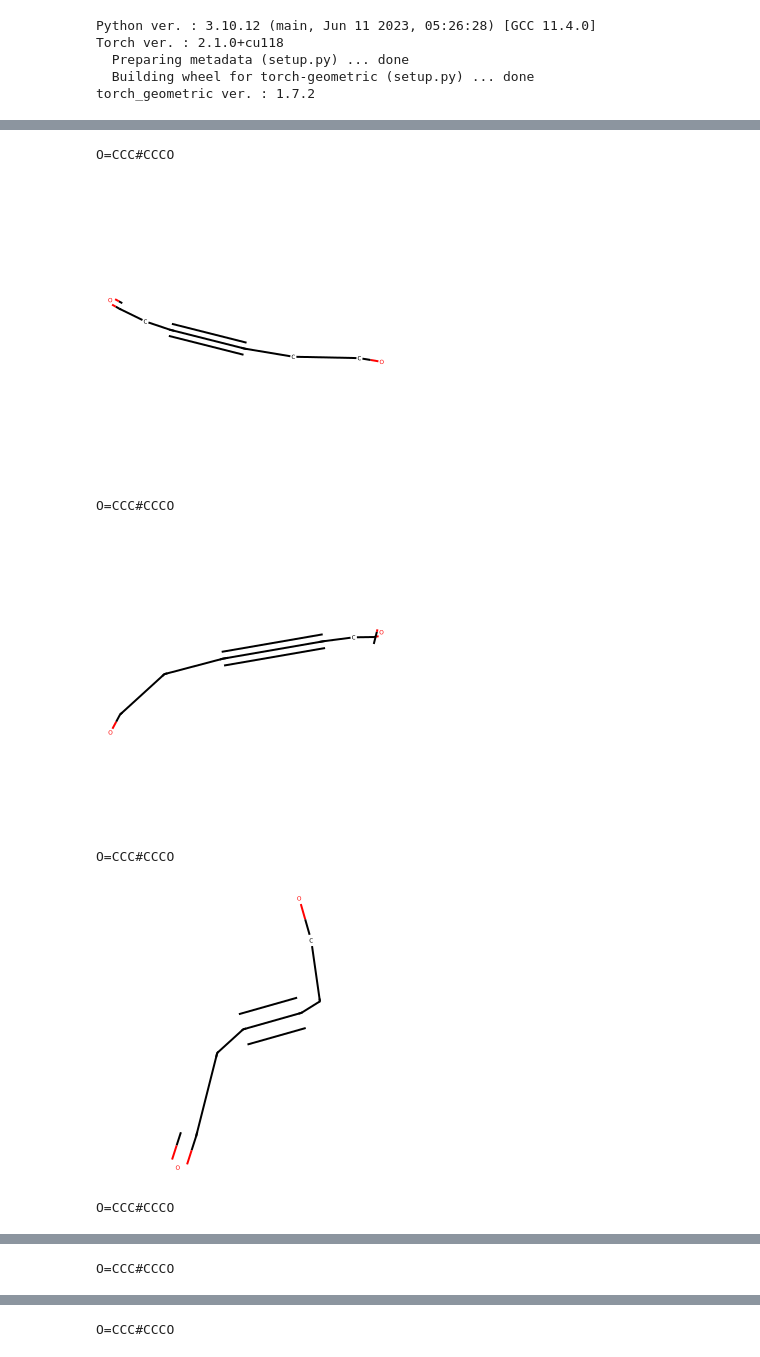
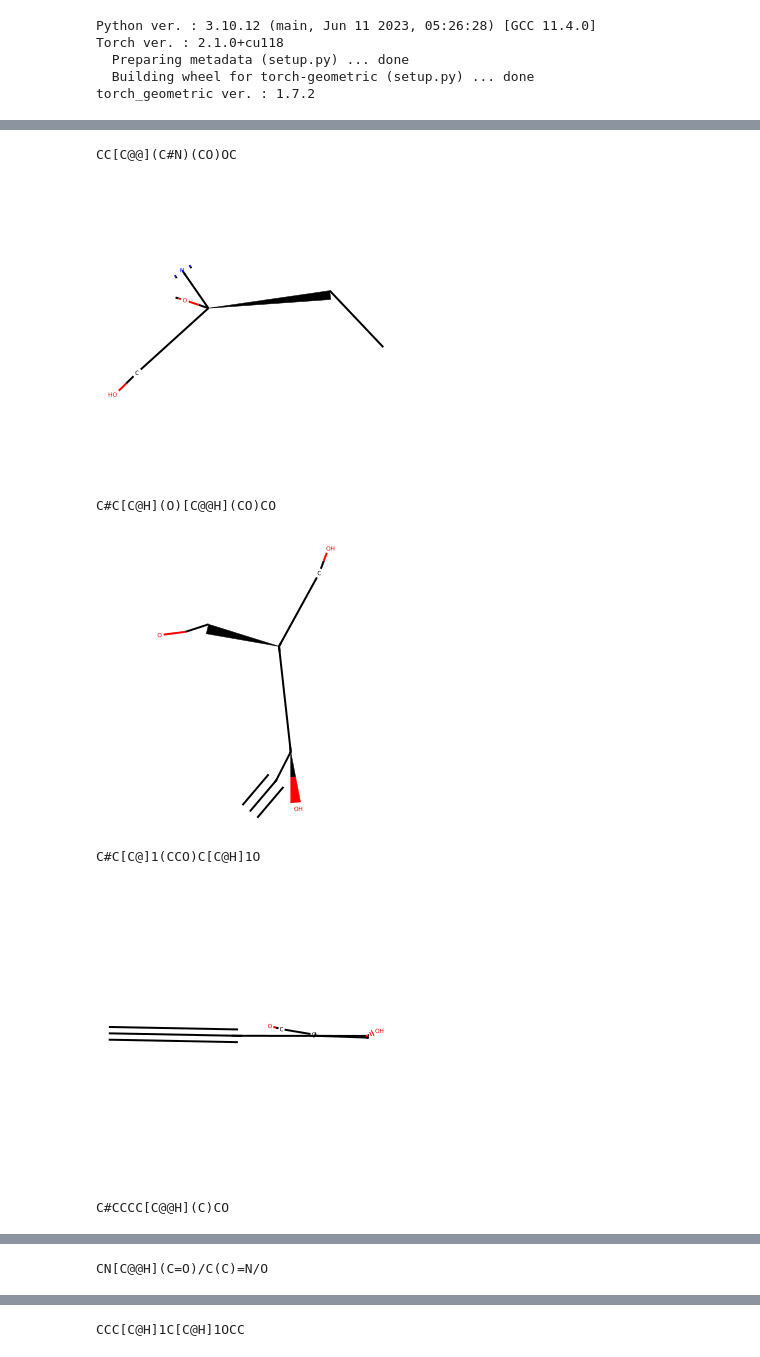
Before and after one commit to shlim2210/generative-models-tutorial, a Jupyter notebook: Diffusion/2_molecular_conformation_generation_by_diffusion_model.ipynb, the cells around one changed output, grey strips where cells are left out. Saved outputs shown, nothing was run; the diff lists cells and outputs as text; code cells hidden in the pictures.

```diff
--- a/Diffusion/2_molecular_conformation_generation_by_diffusion_model.ipynb
+++ b/Diffusion/2_molecular_conformation_generation_by_diffusion_model.ipynb
@@ -943,0 +945,14 @@ RuntimeError: ignored
+# %%
+### test
+start_idx = 800
+end_idx = 810
+
+test_set_selected = []
+done_smiles = set()
+results=[]
+
+for i, data in enumerate(test_set) :
+    if not (start_idx <= i < end_idx): continue
+    test_set_selected.append(data)
+
+print(len(test_set_selected), test_set_selected)
@@ -1037,37 +1006,32 @@ Batch(atom_type=[1024], batch=[1024], boltzmannweight=[64], edge_index=[2, 1920]
 # %%
-from copy import deepcopy
 def set_rdmol_positions(rdkit_mol, pos):
-    """
-    Args:
-        rdkit_mol:  An `rdkit.Chem.rdchem.Mol` object.
-        pos: (N_atoms, 3)
-    """
     mol = deepcopy(rdkit_mol)
     for i in range(pos.shape[0]):
         mol.GetConformer(0).SetAtomPosition(i, pos[i].tolist())
     return mol
 
-# data = results[0]
-data = results['results'][0]
+for i in range(len(results['results'])) :
+    data = results['results'][i]
 
-real_gen = data['pos'].reshape(-1, data['rdmol'][0].GetNumAtoms(), 3)
-test_gen = data['pos_gen'].reshape(-1, data['rdmol'][0].GetNumAtoms(), 3)
-num_real_gen = real_gen.shape[0]
-num_test_gen = test_gen.shape[0]
+    real_gen = data['pos'].reshape(-1, data['rdmol'].GetNumAtoms(), 3)
+    test_gen = data['pos_gen'].reshape(-1, data['rdmol'].GetNumAtoms(), 3)
+    num_real_gen = real_gen.shape[0]
+    num_test_gen = test_gen.shape[0]
 
-rmsd_confusion_mat = -1 * np.ones([num_real_gen, num_test_gen], dtype=float)
+    rmsd_confusion_mat = -1 * np.ones([num_real_gen, num_test_gen], dtype=float)
 
-for i in range(num_test_gen) :
-    gen_mol = set_rdmol_positions(data['rdmol'][i], test_gen[i])
-    gen_mol_wo_H = Chem.RemoveHs(gen_mol)
-    print(rdkit.Chem.MolToSmiles(gen_mol_wo_H))
-    img = rdkit.Chem.Draw.MolToImage(gen_mol_wo_H, kekulize=False)
-    display(img)
+    for i in range(num_test_gen) :
+        gen_mol = set_rdmol_positions(data['rdmol'], test_gen[i])
+        gen_mol_no_H = Chem.RemoveHs(gen_mol)
+        print(rdkit.Chem.MolToSmiles(gen_mol_no_H))
+        img = rdkit.Chem.Draw.MolToImage(gen_mol_no_H, kekulize=False)
+        display(img)
+        break
 # %% [output]
-O=CCC#CCCO
+CC[C@@](C#N)(CO)OC
-[figure, old version]
+[figure, new version]
-O=CCC#CCCO
+C#C[C@H](O)[C@@H](CO)CO
-[figure, old version]
+[figure, new version]
-O=CCC#CCCO
+C#C[C@]1(CCO)C[C@H]1O
-[figure, old version]
+[figure, new version]
-O=CCC#CCCO
+C#CCCC[C@@H](C)CO
@@ -1075 +1039 @@ O=CCC#CCCO
-O=CCC#CCCO
+CN[C@@H](C=O)/C(C)=N/O
@@ -1077 +1041 @@ O=CCC#CCCO
-O=CCC#CCCO
+CCC[C@H]1C[C@H]1OCC
```
Also changed, not shown: parts of 42 cells of this notebook.
